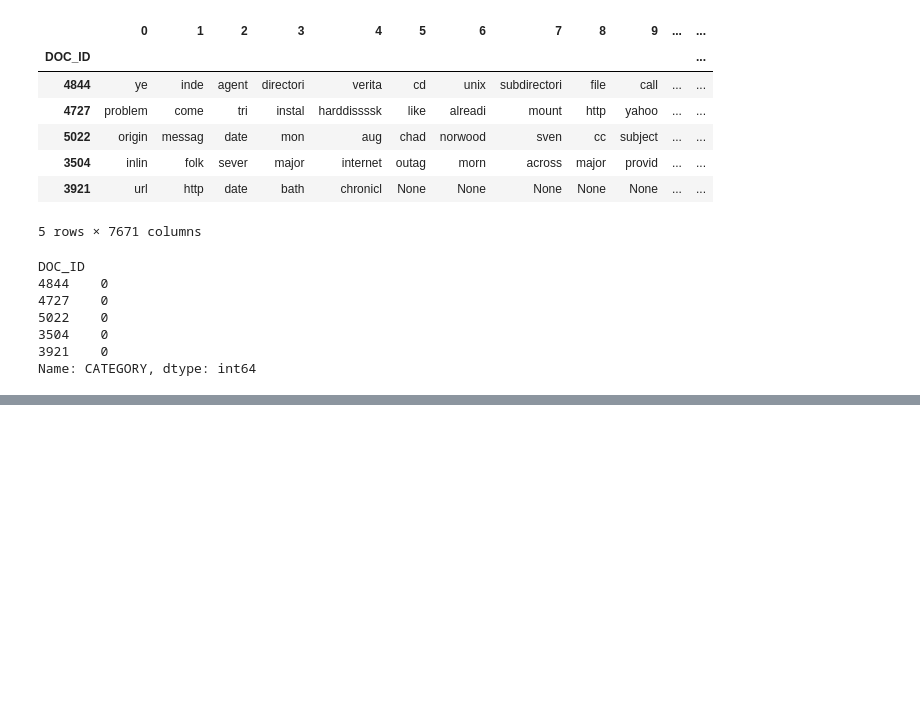
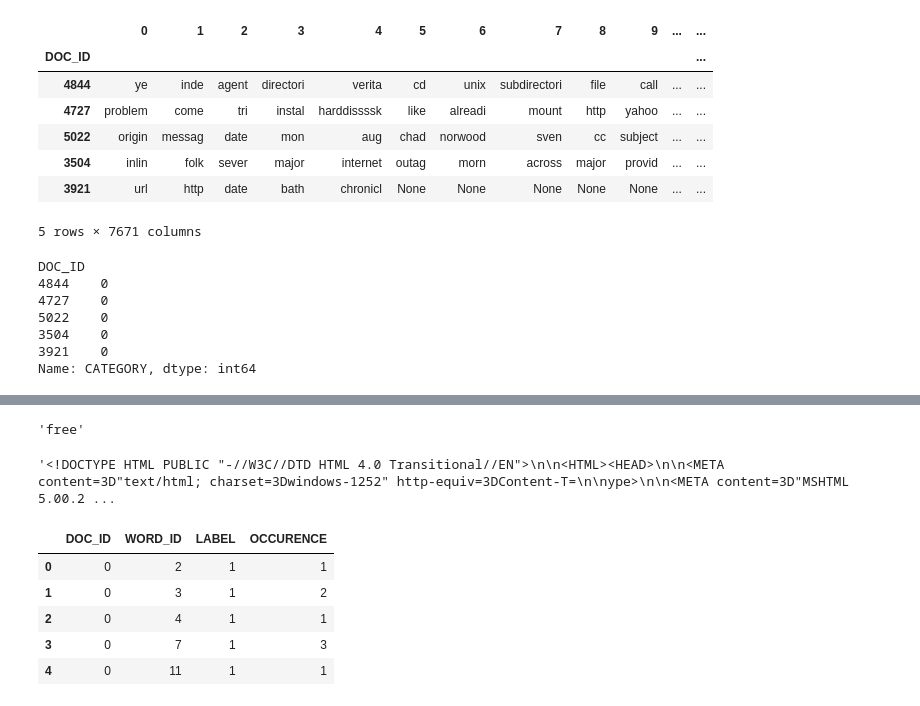
Before and after one commit to ArtakSukiasyan/Machine-Learning_from-scratch, a Jupyter notebook: Spam Email Classifier/Bayes Classifier.ipynb, the cells around one changed output, grey strips where cells are left out. Cells and saved outputs as stored; diff of their text form; code cells hidden in the pictures; blank space fills up the shorter version.

```diff
--- a/Spam Email Classifier/Bayes Classifier.ipynb
+++ b/Spam Email Classifier/Bayes Classifier.ipynb
@@ -890,0 +951,3 @@ Name: CATEGORY, dtype: int64
+# %%
+trained_group = sparse_train_df.groupby(['DOC_ID', 'WORD_ID', 'LABEL']).sum()
+trained_group.head()
@@ -890,0 +962,18 @@ Name: CATEGORY, dtype: int64
+# %%
+vocab.at[7, 'VOCAB_WORD']
+# %% [output]
+'free'
+# %%
+data.MESSAGE[0]
+# %% [output]
+'<!DOCTYPE HTML PUBLIC "-//W3C//DTD HTML 4.0 Transitional//EN">\n\n<HTML><HEAD>\n\n<META content=3D"text/html; charset=3Dwindows-1252" http-equiv=3DContent-T=\n\nype>\n\n<META content=3D"MSHTML 5.00.2 ...
+# %%
+trained_group = trained_group.reset_index()
+trained_group.head()
+# %% [output]
+|  | DOC_ID | WORD_ID | LABEL | OCCURENCE |
+| 0 | 0 | 2 | 1 | 1 |
+| 1 | 0 | 3 | 1 | 2 |
+| 2 | 0 | 4 | 1 | 1 |
+| 3 | 0 | 7 | 1 | 3 |
+| 4 | 0 | 11 | 1 | 1 |
```
Also changed, not shown: parts of 25 cells of this notebook, 2 other files.
